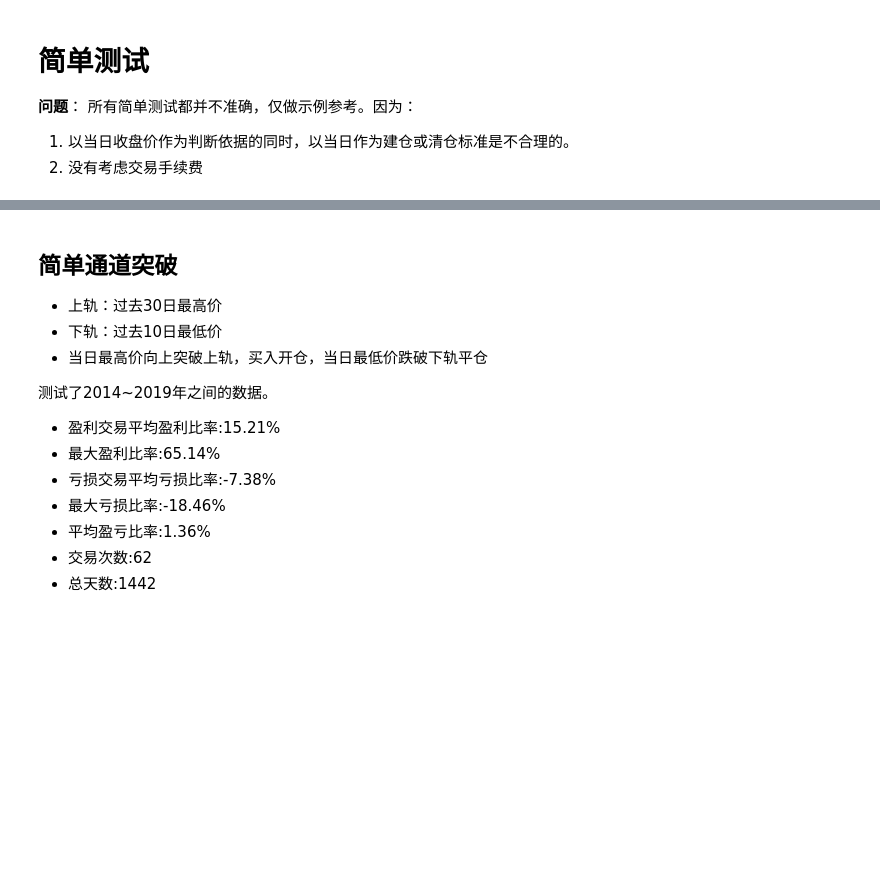
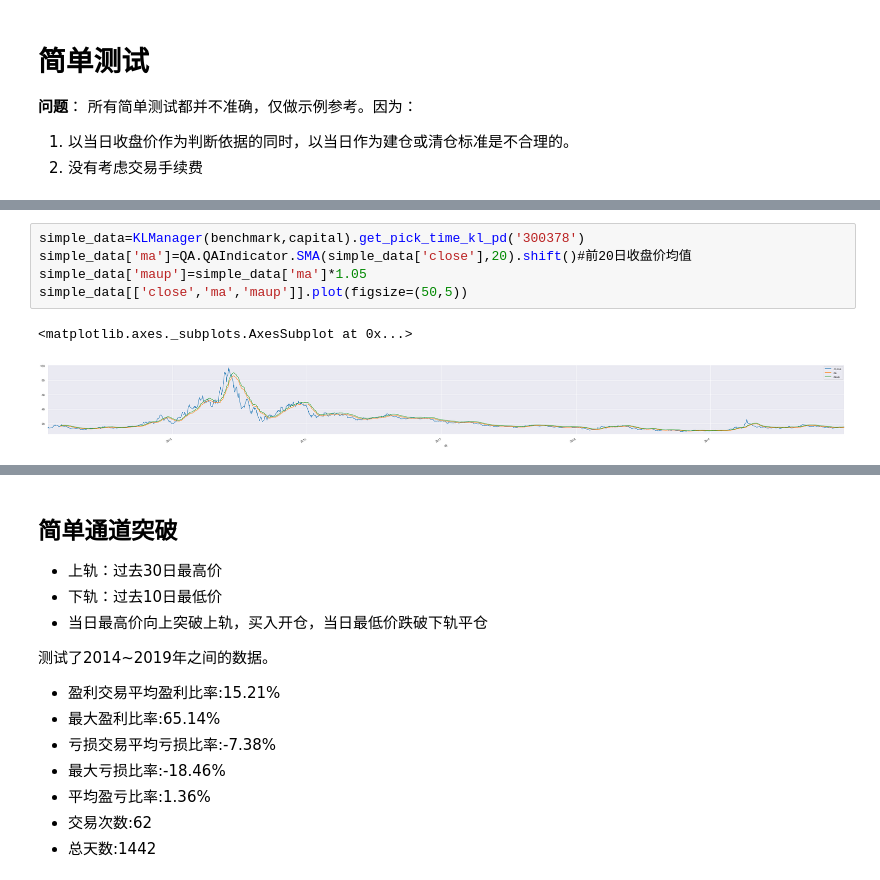
Before and after one commit to GuQiangJS/gquant-example, a Jupyter notebook: 策略测试-通道突破.ipynb, the cells around one changed output, grey strips where cells are left out. Saved outputs shown, nothing was run; the diff lists cells and outputs as text; blank space fills up the shorter version.

```diff
--- a/策略测试-通道突破.ipynb
+++ b/策略测试-通道突破.ipynb
@@ -175,0 +196,8 @@ def simple_test(data,**kwargs):
+# %%
+simple_data=KLManager(benchmark,capital).get_pick_time_kl_pd('300378')
+simple_data['ma']=QA.QAIndicator.SMA(simple_data['close'],20).shift()#前20日收盘价均值
+simple_data['maup']=simple_data['ma']*1.05
+simple_data[['close','ma','maup']].plot(figsize=(50,5))
+# %% [output]
+<matplotlib.axes._subplots.AxesSubplot at 0x...>
+[figure, added]
```
Also changed, not shown: parts of 5 cells of this notebook, 1 other file.
